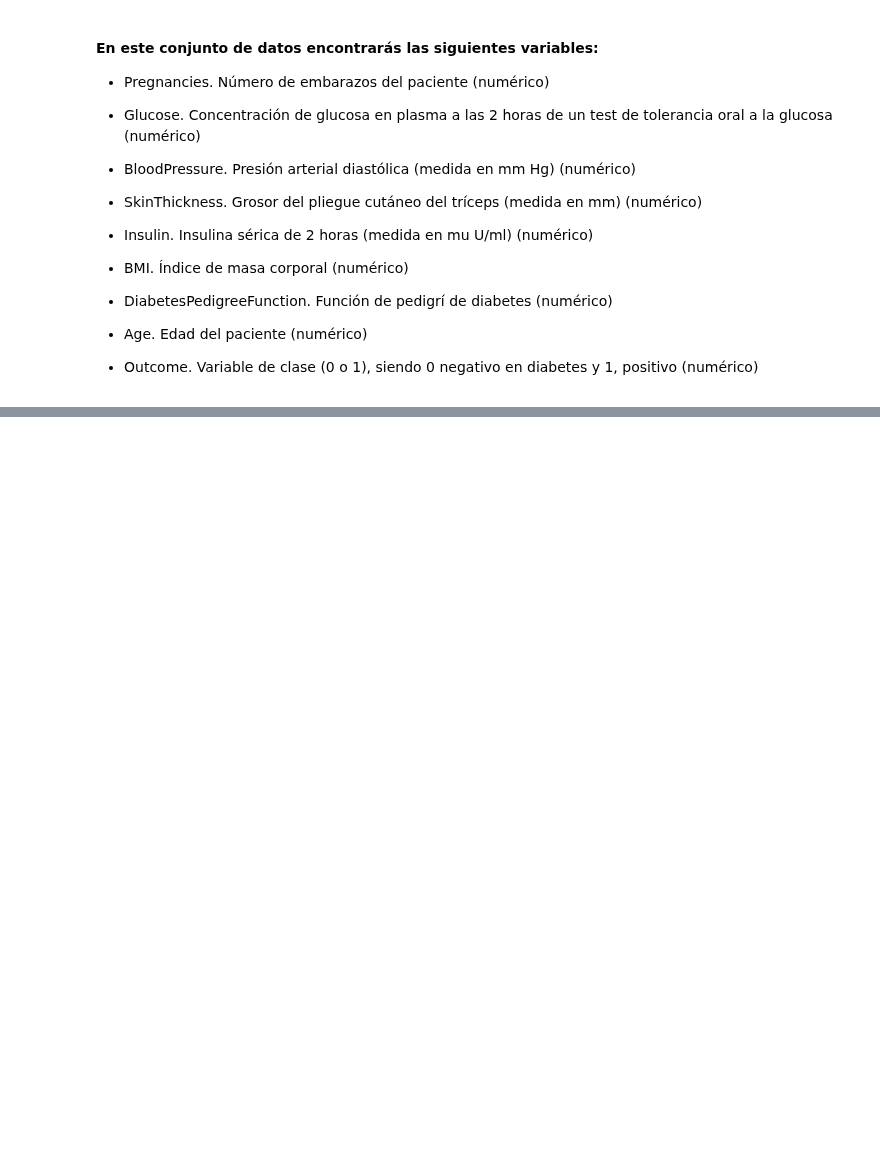
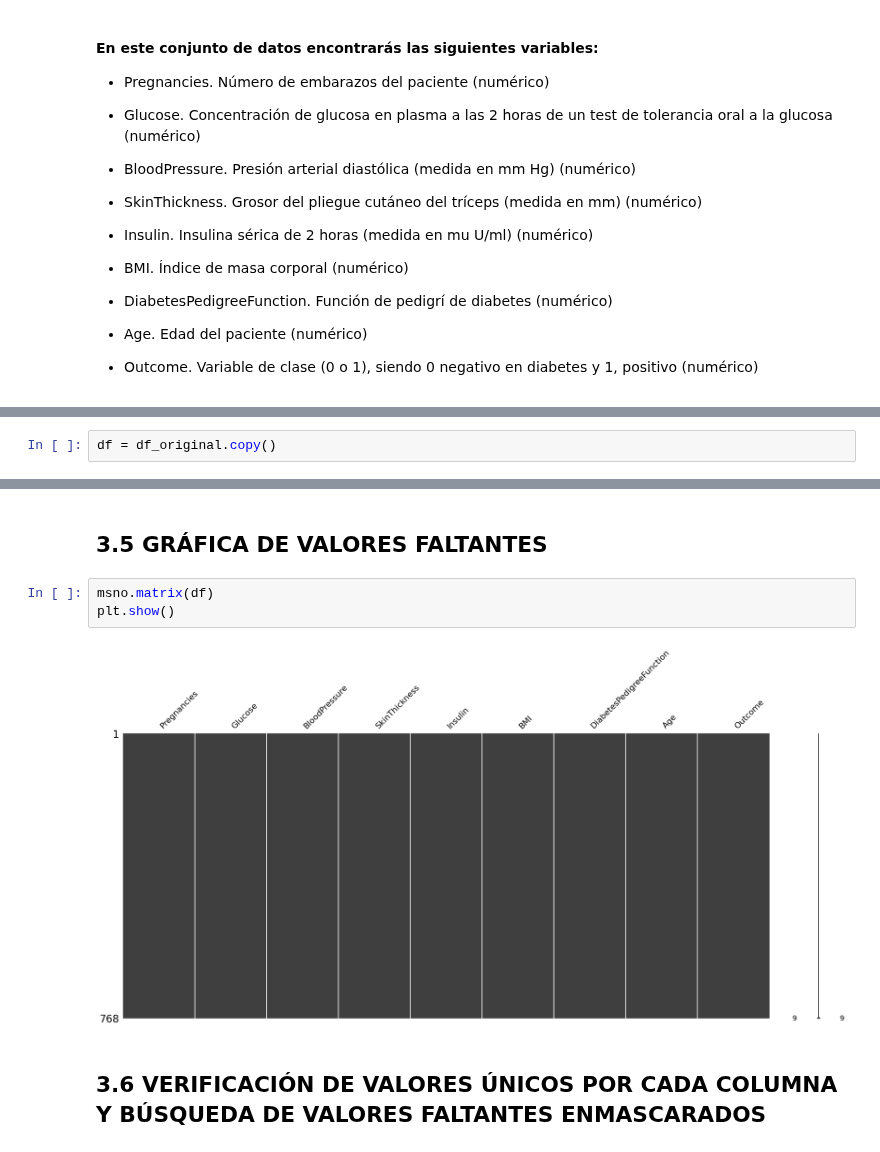
Before and after one commit to 4GeeksAcademy/cathycaz-intro-ml, a Jupyter notebook: src/04-decission-tree..ipynb, the cells around one changed output, grey strips where cells are left out. Drawn from its saved outputs; the diff is of its cells as text; blank space fills up the shorter version.

```diff
--- a/src/04-decission-tree..ipynb
+++ b/src/04-decission-tree..ipynb
@@ -270,0 +317,2 @@ plt.show()
+# %%
+df = df_original.copy()
@@ -270,0 +344,9 @@ plt.show()
+# %% [markdown]
+## 3.5 GRÁFICA DE VALORES FALTANTES
+# %%
+msno.matrix(df)
+plt.show()
+# %% [output]
+[figure, added]
+# %% [markdown]
+## 3.6 VERIFICACIÓN DE VALORES ÚNICOS POR CADA COLUMNA Y BÚSQUEDA DE VALORES FALTANTES ENMASCARADOS
```
Also changed, not shown: parts of 23 cells of this notebook.
